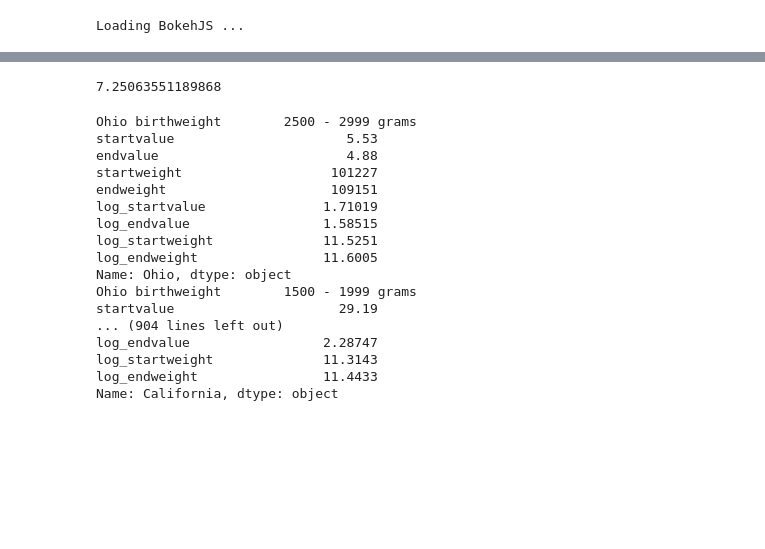
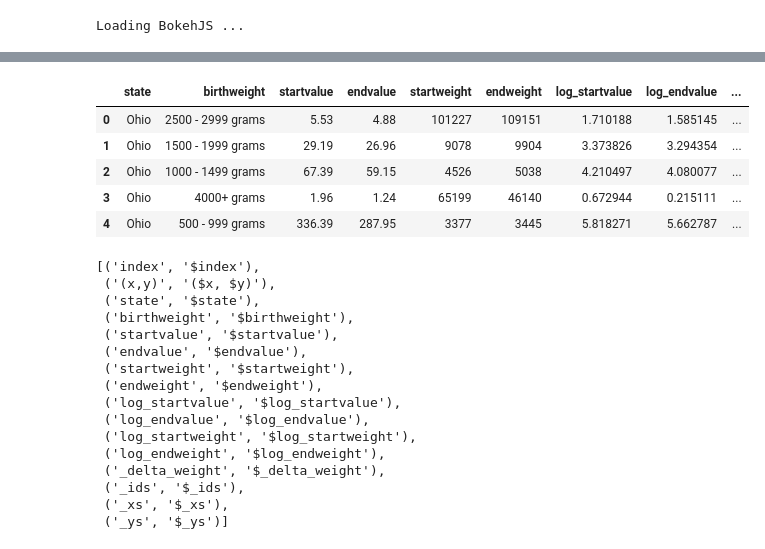
Before and after one commit to RonCard/comet-chart, a Jupyter notebook: comet-chart.ipynb, the cells around one changed output, grey strips where cells are left out. Cells and saved outputs as stored; diff of their text form; code cells hidden in the pictures; blank space fills up the shorter version.

```diff
--- a/comet-chart.ipynb
+++ b/comet-chart.ipynb
@@ -132,26 +94,29 @@ Name: Texas, dtype: object
-# %%
-log(1409)
-# %% [output]
-7.25063551189868
-# %%
-for row in df.iterrows():
-    _index, _row = row
-    print(_index, _row)
-# %% [output]
-Ohio birthweight        2500 - 2999 grams
-startvalue                      5.53
-endvalue                        4.88
-startweight                   101227
-endweight                     109151
-log_startvalue               1.71019
-log_endvalue                 1.58515
-log_startweight              11.5251
-log_endweight                11.6005
-Name: Ohio, dtype: object
-Ohio birthweight        1500 - 1999 grams
-startvalue                     29.19
-... (904 lines left out)
-log_endvalue                 2.28747
-log_startweight              11.3143
-log_endweight                11.4433
-Name: California, dtype: object
+# %%
+df1.head()
+# %% [output]
+|  | state | birthweight | startvalue | endvalue | startweight | endweight | log_startvalue | log_endvalue | ... |
+| 0 | Ohio | 2500 - 2999 grams | 5.53 | 4.88 | 101227 | 109151 | 1.710188 | 1.585145 | ... |
+| 1 | Ohio | 1500 - 1999 grams | 29.19 | 26.96 | 9078 | 9904 | 3.373826 | 3.294354 | ... |
+| 2 | Ohio | 1000 - 1499 grams | 67.39 | 59.15 | 4526 | 5038 | 4.210497 | 4.080077 | ... |
+| 3 | Ohio | 4000+ grams | 1.96 | 1.24 | 65199 | 46140 | 0.672944 | 0.215111 | ... |
+| 4 | Ohio | 500 - 999 grams | 336.39 | 287.95 | 3377 | 3445 | 5.818271 | 5.662787 | ... |
+# %%
+tooltips = [("index", "$index"), ("(x,y)", "($x, $y)")] + [(x, '$'+x) for x in df1.columns]
+tooltips
+# %% [output]
+[('index', '$index'),
+ ('(x,y)', '($x, $y)'),
+ ('state', '$state'),
+ ('birthweight', '$birthweight'),
+ ('startvalue', '$startvalue'),
+ ('endvalue', '$endvalue'),
+ ('startweight', '$startweight'),
+ ('endweight', '$endweight'),
+ ('log_startvalue', '$log_startvalue'),
+ ('log_endvalue', '$log_endvalue'),
+ ('log_startweight', '$log_startweight'),
+ ('log_endweight', '$log_endweight'),
+ ('_delta_weight', '$_delta_weight'),
+ ('_ids', '$_ids'),
+ ('_xs', '$_xs'),
+ ('_ys', '$_ys')]
```
Also changed, not shown: parts of 7 cells of this notebook.
